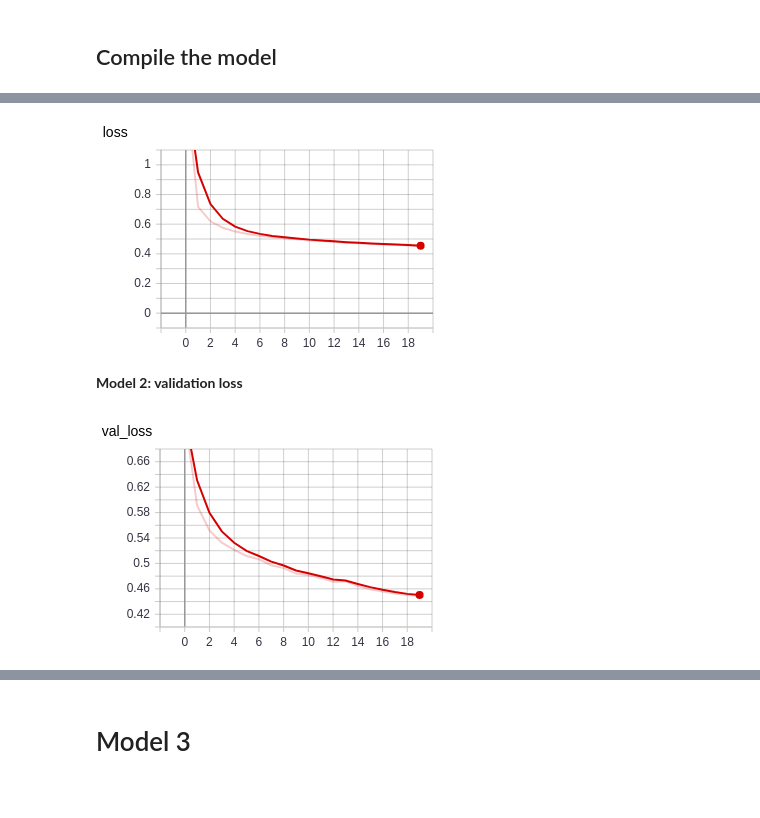
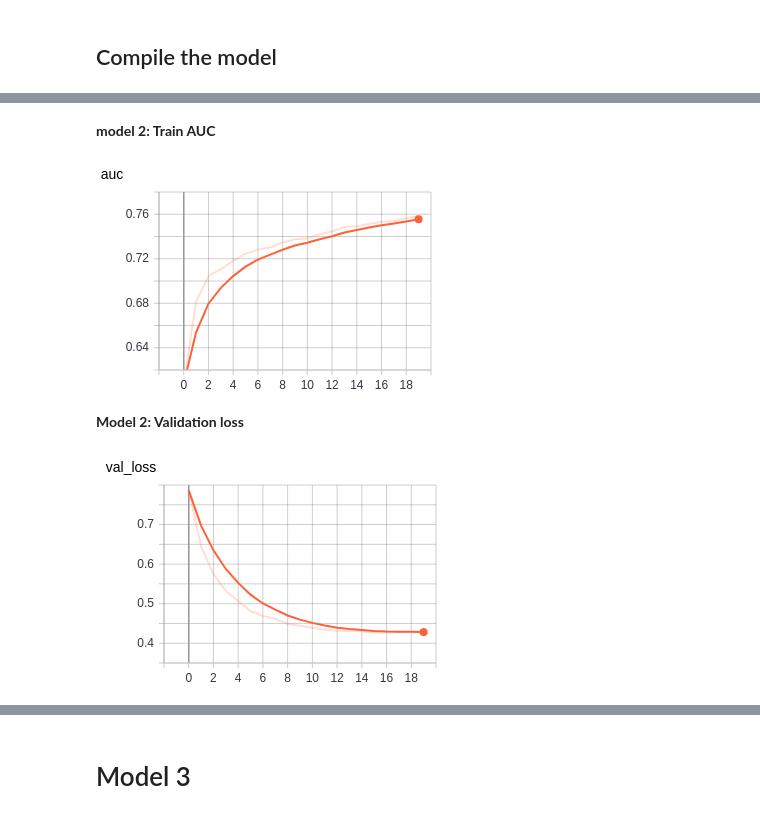
Before and after one commit to tanmay-kulkarni/my_projects, a Jupyter notebook: donors choose LSTM.ipynb, the cells around one changed output, grey strips where cells are left out. Saved outputs shown, nothing was run; the diff lists cells and outputs as text; code cells hidden in the pictures.

```diff
--- a/donors choose LSTM.ipynb
+++ b/donors choose LSTM.ipynb
@@ -978,10 +1021,12 @@ Epoch 20/20
+# %% [markdown]
+**model 2: Train AUC**
 # %%
-Image('model_2_train_loss.png')
+Image('./tensorboard pics/model_2_train_AUC.png')
 # %% [output]
-[figure, old version]
+[figure, new version]
 # %% [markdown]
-**Model 2: validation loss**
+**Model 2: Validation loss**
 # %%
-Image('model_2_validation_loss.png')
+Image('./tensorboard pics/model_2_val_loss.png')
 # %% [output]
-[figure, old version]
+[figure, new version]
```
Also changed, not shown: parts of 82 cells of this notebook.
